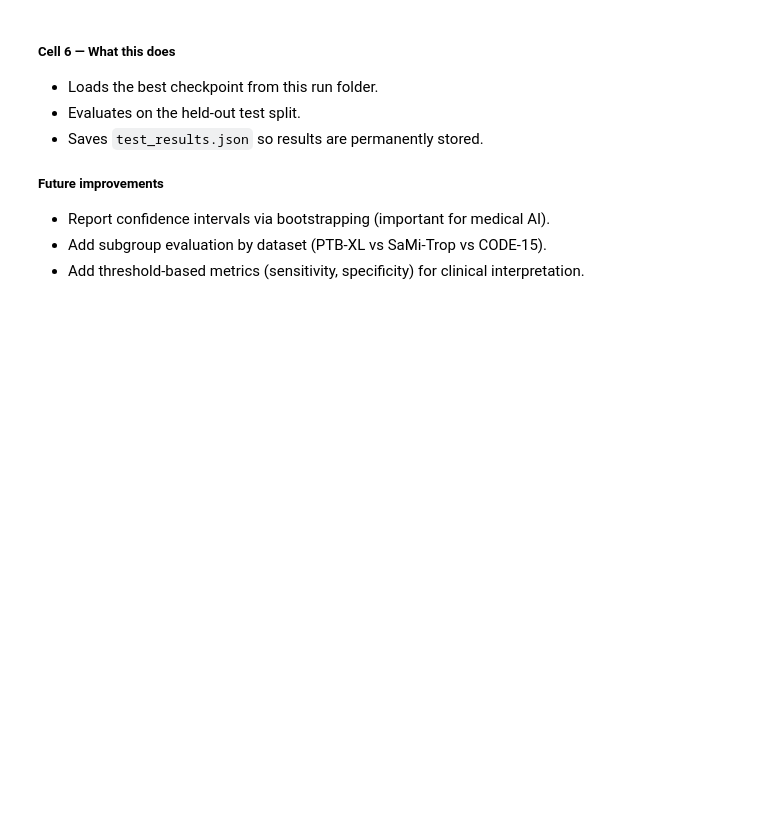
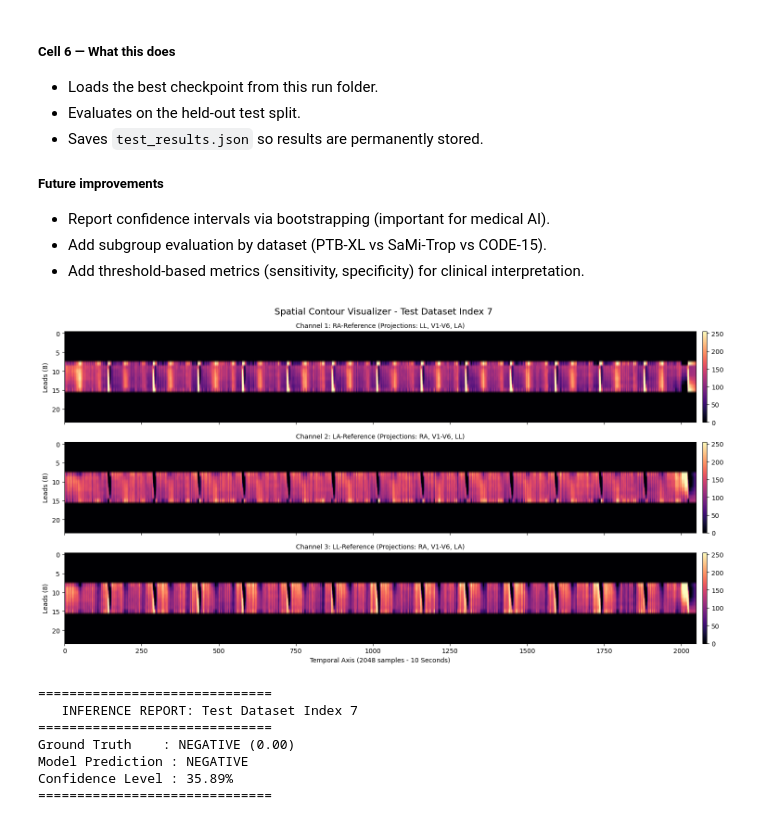
Before and after one commit to SanuthMandepa/ChagaSight, a Jupyter notebook: notebooks/train_vit_manual_epochs.ipynb, the cells around one changed output. Drawn from its saved outputs; the diff is of its cells as text; code cells hidden in the pictures; blank space fills up the shorter version.

```diff
--- a/notebooks/train_vit_manual_epochs.ipynb
+++ b/notebooks/train_vit_manual_epochs.ipynb
@@ -665,3 +757,81 @@ Saved test results to: d:\IIT\L6\FYP\ChagaSight\experiments\vit_baseline_1pct\20
 - Report confidence intervals via bootstrapping (important for medical AI).
 - Add subgroup evaluation by dataset (PTB-XL vs SaMi-Trop vs CODE-15).
 - Add threshold-based metrics (sensitivity, specificity) for clinical interpretation.
+# %%
+# =========================
+# Cell 7 — Visual Debugger: RA/LA/LL Contours & Model Inference
+# =========================
+import matplotlib.pyplot as plt
+import numpy as np
+import torch
+from pathlib import Path
+
+def run_inference(img_tensor, label=None, record_info="Manual Test"):
+    model.eval()
+    img_batch = img_tensor.unsqueeze(0).to(device)
+
+    # 1. Run Inference
+    with torch.no_grad():
+        logits = model(img_batch)
+        probability = torch.sigmoid(logits).item()
+
+    # 2. Visualization of the 3 RA/LA/LL Channels
+    fig, axes = plt.subplots(3, 1, figsize=(15, 8), sharex=True)
+    channel_names = [
+        "Channel 1: RA-Reference (Projections: LL, V1-V6, LA)",
+        "Channel 2: LA-Reference (Projections: RA, V1-V6, LL)",
+        "Channel 3: LL-Reference (Projections: RA, V1-V6, LA)"
+    ]
+
+    # Convert back from normalized [-1, 1] to [0, 255] for visual clarity
+    display_img = ((img_tensor.cpu().numpy() + 1.0) * 127.5).astype(np.uint8)
+
+    for i in range(3):
+        # We display each 8-row lead-contour stack
+        img_plot = axes[i].imshow(display_img[i], aspect='auto', cmap='magma')
+        axes[i].set_title(channel_names[i], fontsize=10)
+        axes[i].set_ylabel("Leads (8)")
+        plt.colorbar(img_plot, ax=axes[i], fraction=0.01, pad=0.01)
+
+    plt.xlabel("Temporal Axis (2048 samples - 10 Seconds)")
+    plt.suptitle(f"Spatial Contour Visualizer - {record_info}", fontsize=14)
+    plt.tight_layout()
+    plt.show()
+
+    # 3. Final Report
+    print(f"\n" + "="*30)
+    print(f"   INFERENCE REPORT: {record_info}")
+    print("="*30)
+    if label is not None:
+        print(f"Ground Truth    : {'POSITIVE' if label > 0.5 else 'NEGATIVE'} ({label:.2f})")
+    print(f"Model Prediction : {'POSITIVE' if probability > 0.5 else 'NEGATIVE'}")
+    print(f"Confidence Level : {probability*100:.2f}%")
+    print("="*30 + "\n")
+
+# --- CHOOSE YOUR MODE ---
+MANUAL_PATH = "" # e.g., "data/processed/2d_images/code15/1000010_img.npy"
+
+if MANUAL_PATH:
+    # Manual mode: Enter any relative path to an .npy file
+    full_path = PROJECT_ROOT / Path(MANUAL_PATH.replace("\\", "/"))
+    if full_path.exists():
+        raw_img = np.load(full_path).astype(np.float32)
+        # Apply the exact normalization used in Cell 3
+        norm_img = torch.from_numpy((raw_img / 127.5) - 1.0)
+        run_inference(norm_img, record_info=f"File: {full_path.name}")
+    else:
+        print(f"❌ Error: File not found at {full_path}")
+else:
+    # Random Test mode: Pick a record from your loaded test dataset
+    idx = np.random.randint(0, len(test_ds))
+    img_t, lbl = test_ds[idx]
+    run_inference(img_t, label=lbl, record_info=f"Test Dataset Index {idx}")
+# %% [output]
+[figure, added]
+==============================
+   INFERENCE REPORT: Test Dataset Index 7
+==============================
+Ground Truth    : NEGATIVE (0.00)
+Model Prediction : NEGATIVE
+Confidence Level : 35.89%
+==============================
```
Also changed, not shown: parts of 6 cells of this notebook, 4 other files.
